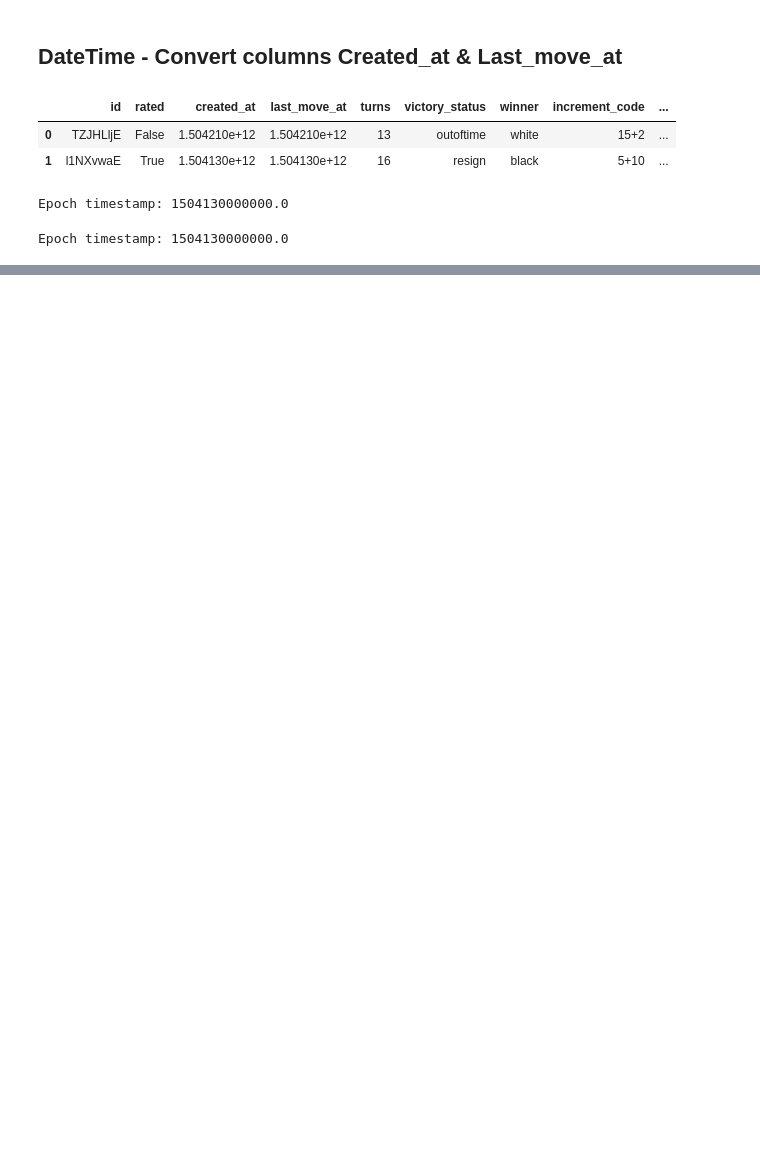
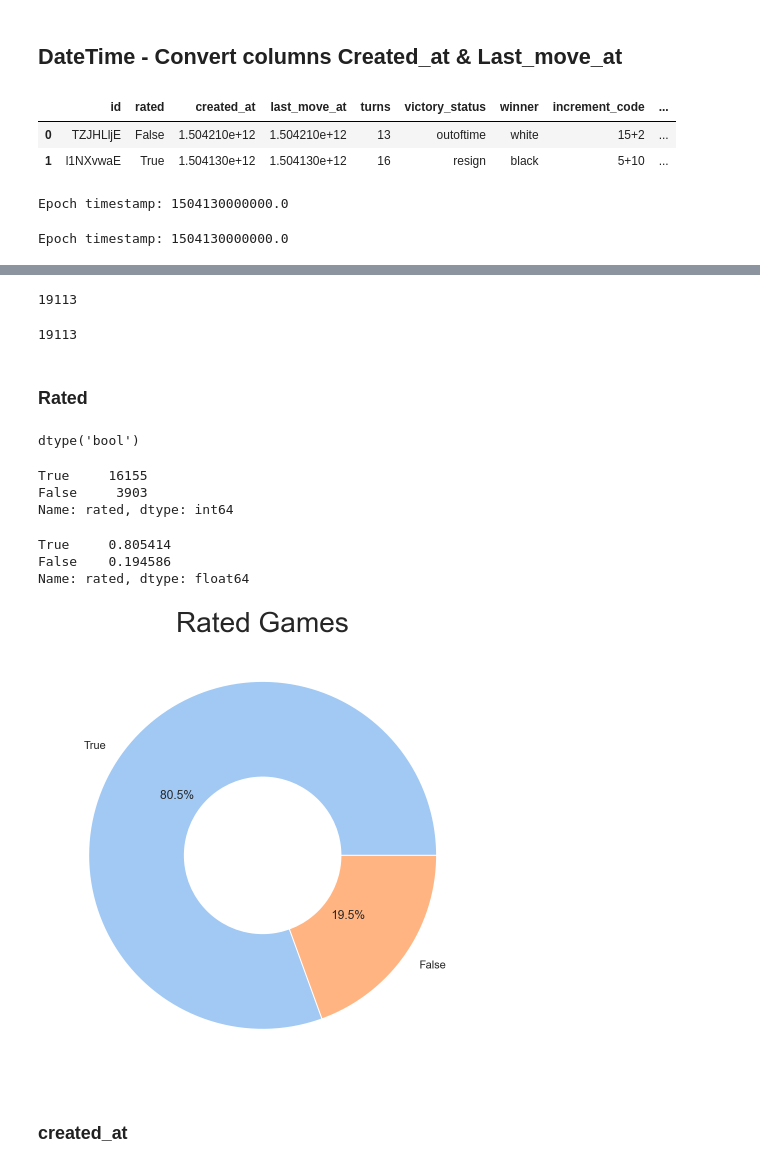
Before and after one commit to isra-st/Chess_aa_is, a Jupyter notebook: Chess_Visualizations_Isra.ipynb, the cells around one changed output, grey strips where cells are left out. Drawn from its saved outputs; the diff is of its cells as text; code cells hidden in the pictures; blank space fills up the shorter version.

```diff
--- a/Chess_Visualizations_Isra.ipynb
+++ b/Chess_Visualizations_Isra.ipynb
@@ -296,0 +228,46 @@ Name: opening_ply, Length: 1477, dtype: int64
+# %%
+#Checking ID as unique Identifier by Game.
+display(df.shape[0])
+display(df['id'].nunique())
+# %% [output]
+19113
+19113
+# %% [markdown]
+### Rated
+# %%
+df['rated'].dtype # True | False Column
+# %% [output]
+dtype('bool')
+# %%
+df['rated'].value_counts()# 16155 Matchs rated | 3903 matches not rated
+# %% [output]
+True     16155
+False     3903
+Name: rated, dtype: int64
+# %%
+df['rated'].value_counts(normalize=True) # Perentage of True and False
+# %% [output]
+True     0.805414
+False    0.194586
+Name: rated, dtype: float64
+# %%
+# create data
+labels = ['True', 'False']
+values = df['rated'].value_counts().to_list()
+
+# Create a circle at the center of the plot
+my_circle = plt.Circle( (0,0), 0.45, color='white')
+
+# Give color names
+plt.pie(values, labels=labels, autopct='%1.1f%%')
+p = plt.gcf()
+p.gca().add_artist(my_circle)
+plt.title('Rated Games', fontsize=28)
+
+
+# Show the graph
+plt.show()
+# %% [output]
+[figure, added]
+# %% [markdown]
+### created_at
```
Also changed, not shown: parts of 23 cells of this notebook.
